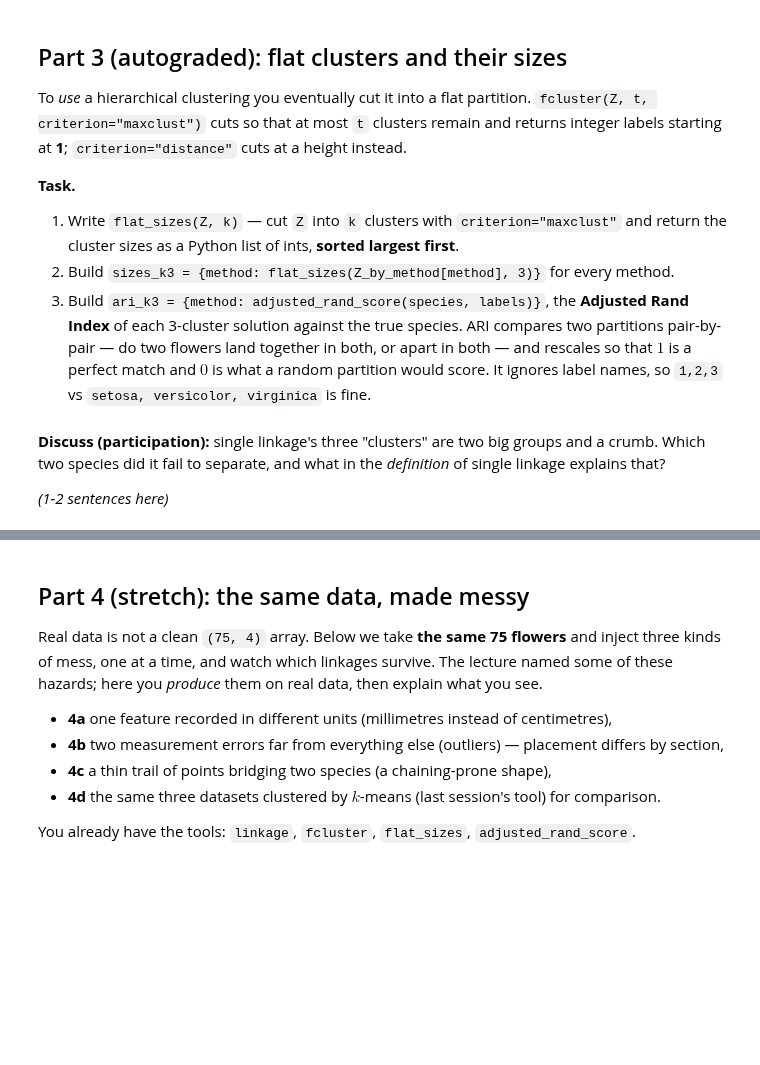
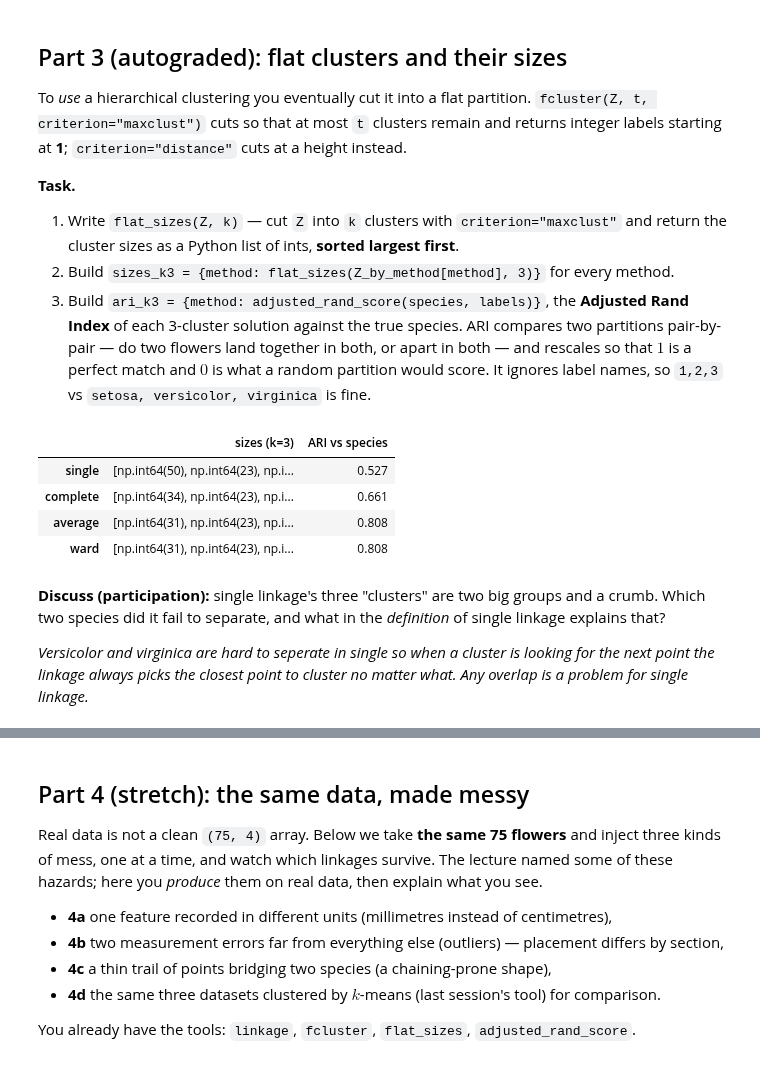
Before and after one commit to TrentRice/DS701-Materials-FA26, a Jupyter notebook: class_activity_notebooks/04-InClass-Exercise-Hierarchical-A1/04-InClass-Exercise-Hierarchical-A1.ipynb, the cells around one changed output, grey strips where cells are left out. Saved outputs shown, nothing was run; the diff lists cells and outputs as text; code cells hidden in the pictures; blank space fills up the shorter version.

```diff
--- a/class_activity_notebooks/04-InClass-Exercise-Hierarchical-A1/04-InClass-Exercise-Hierarchical-A1.ipynb
+++ b/class_activity_notebooks/04-InClass-Exercise-Hierarchical-A1/04-InClass-Exercise-Hierarchical-A1.ipynb
@@ -210,19 +278,28 @@ returns integer labels starting at **1**; `criterion="distance"` cuts at a heigh
    It ignores label names, so `1,2,3` vs `setosa, versicolor, virginica` is fine.
 # %%
 def flat_sizes(Z, k):
-    """Sizes of the k flat clusters (maxclust cut), largest first."""
-    ...
+    labels = fcluster(Z, k, criterion="maxclust") # Get flat cluster labels for k clusters
+    sizes = [np.sum(labels == i) for i in np.unique(labels)] # Return sizes of each cluster
+    return sorted(sizes, reverse=True) # Return sizes of each cluster, largest first
 
 
-...
+sizes_k3 = {method: flat_sizes(Z_by_method[method], 3) for method in Z_by_method} # Get sizes of the 3 flat clusters from each method's dendrogram
+ari_k3 = {m: adjusted_rand_score(species, list(fcluster(Z_by_method[m], 3, criterion="maxclust"))) for m in Z_by_method} # Compute ARI for each method with 3 clusters
+# lower ari is worse because it means the clustering is less similar to the true species labels
 
 pd.DataFrame({"sizes (k=3)": {m: str(v) for m, v in sizes_k3.items()},
               "ARI vs species": {m: round(v, 3) for m, v in ari_k3.items()}})
+# %% [output]
+|  | sizes (k=3) | ARI vs species |
+| single | [np.int64(50), np.int64(23), np.i... | 0.527 |
+| complete | [np.int64(34), np.int64(23), np.i... | 0.661 |
+| average | [np.int64(31), np.int64(23), np.i... | 0.808 |
+| ward | [np.int64(31), np.int64(23), np.i... | 0.808 |
 # %% [markdown]
 **Discuss (participation):** single linkage's three "clusters" are two big groups and a
 crumb. Which two species did it fail to separate, and what in the *definition* of
 single linkage explains that?
 
-*(1-2 sentences here)*
+*Versicolor and virginica are hard to seperate in single so when a cluster is looking for the next point the linkage always picks the closest point to cluster no matter what. Any overlap is a problem for single linkage.*
 # %%
 grader.check("q3")
```
Also changed, not shown: parts of 10 cells of this notebook, 1 other file.
